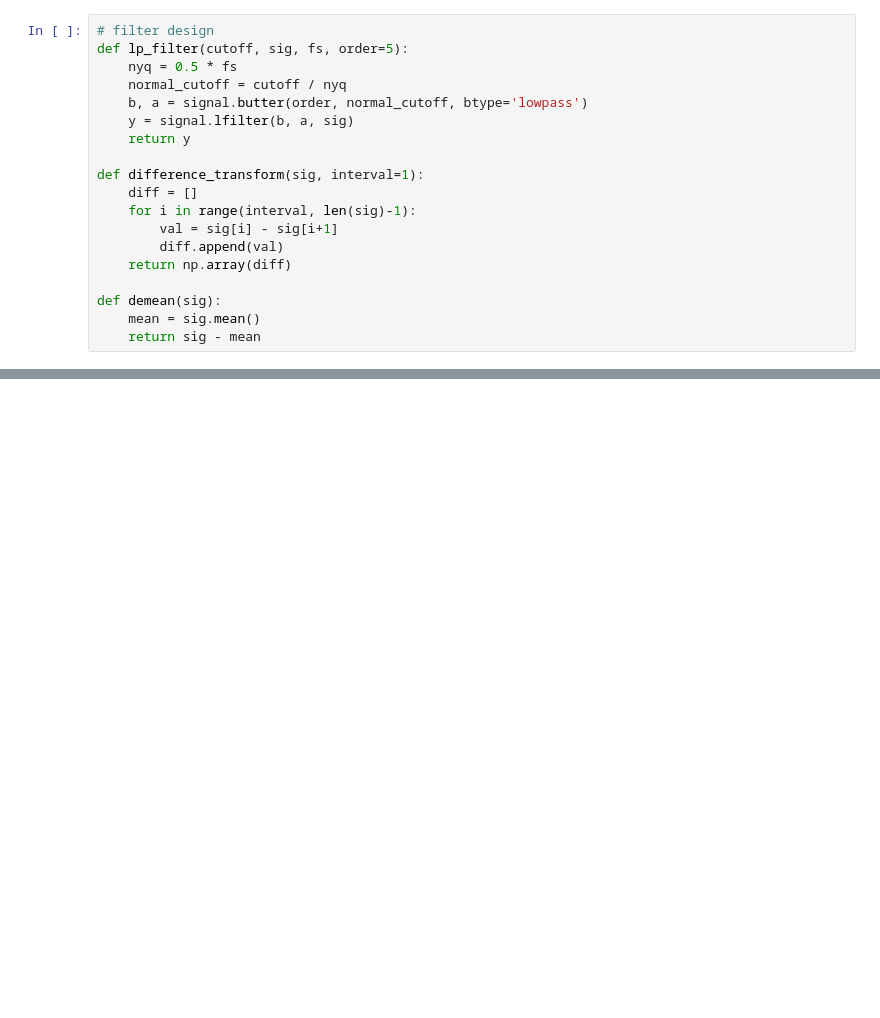
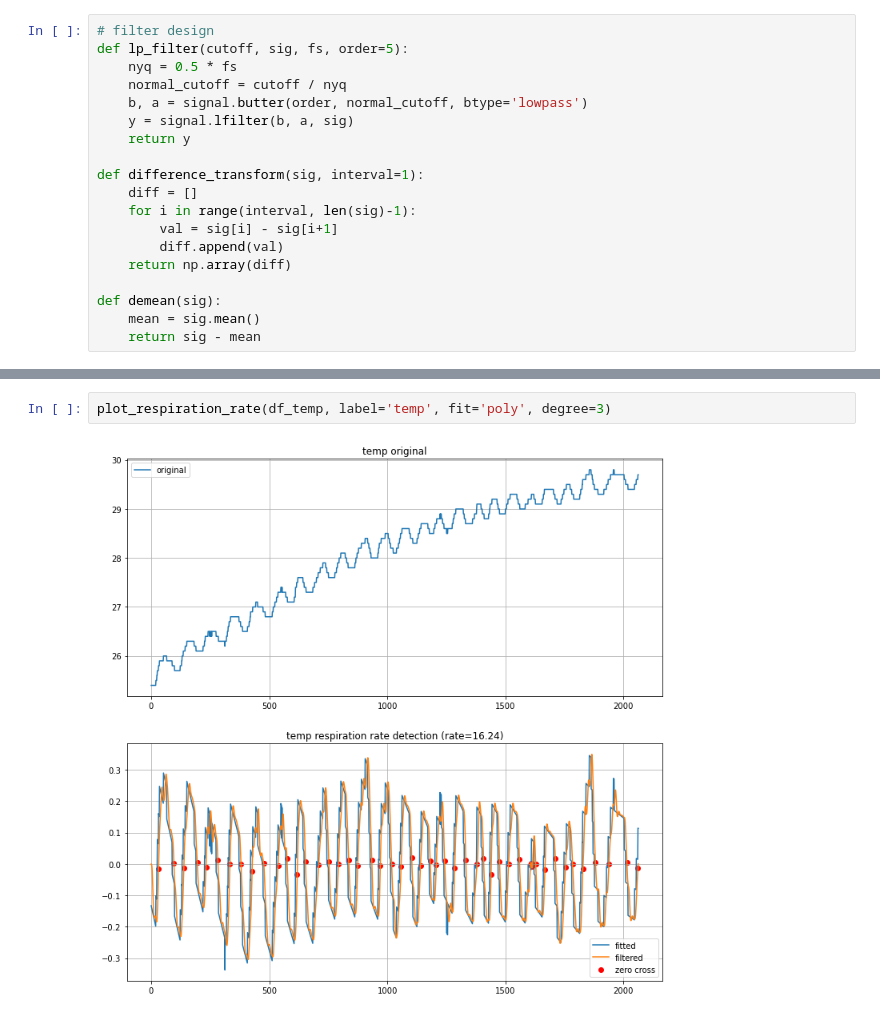
Before and after one commit to ka-moamoa/facebit-ios, a Jupyter notebook: data-exploration/respiration_rate.ipynb, the cells around one changed output, grey strips where cells are left out. Drawn from its saved outputs; the diff is of its cells as text; blank space fills up the shorter version.

```diff
--- a/data-exploration/respiration_rate.ipynb
+++ b/data-exploration/respiration_rate.ipynb
@@ -141,0 +168,4 @@ respiration_rate: 17.40644038294169
+# %%
+plot_respiration_rate(df_temp, label='temp', fit='poly', degree=3)
+# %% [output]
+[figure, added]
```
Also changed, not shown: parts of 10 cells of this notebook.
